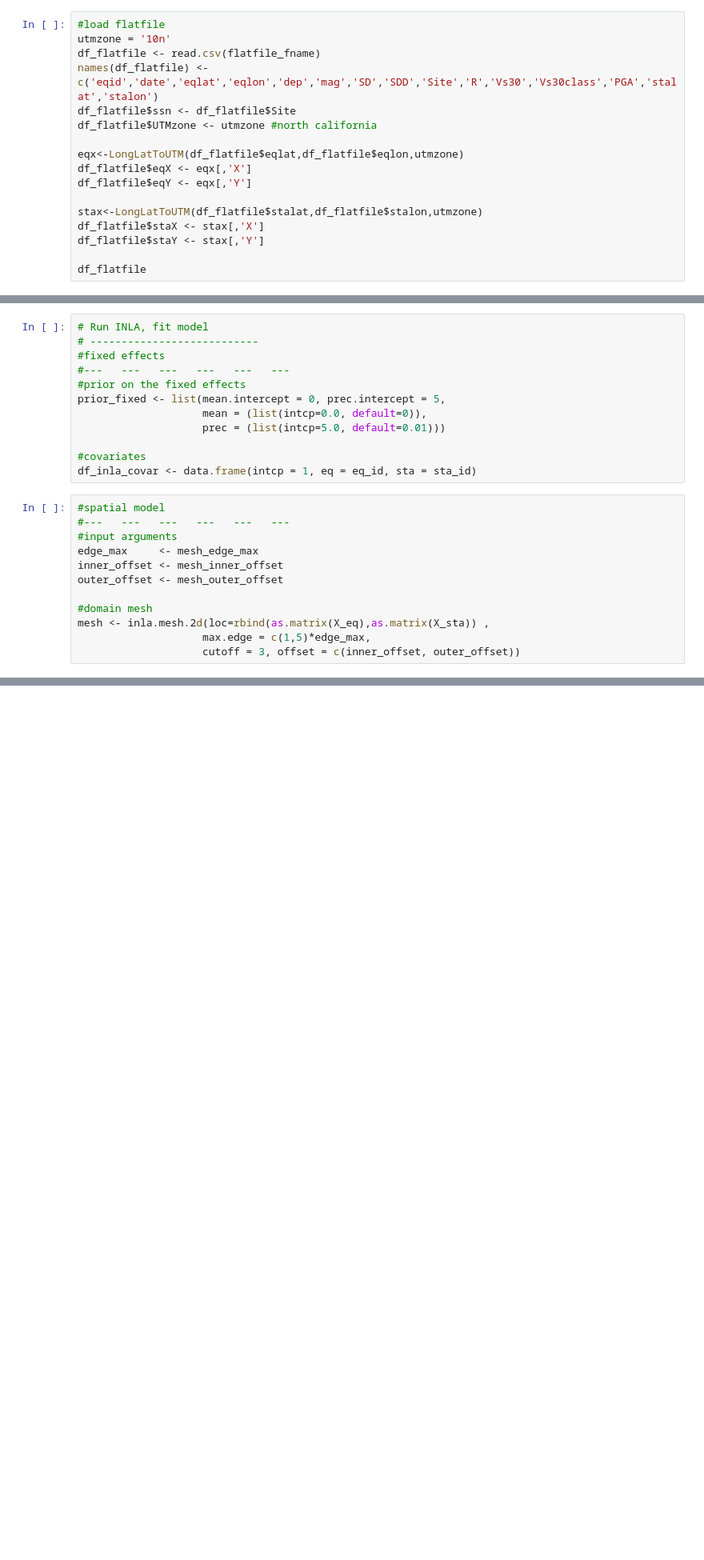
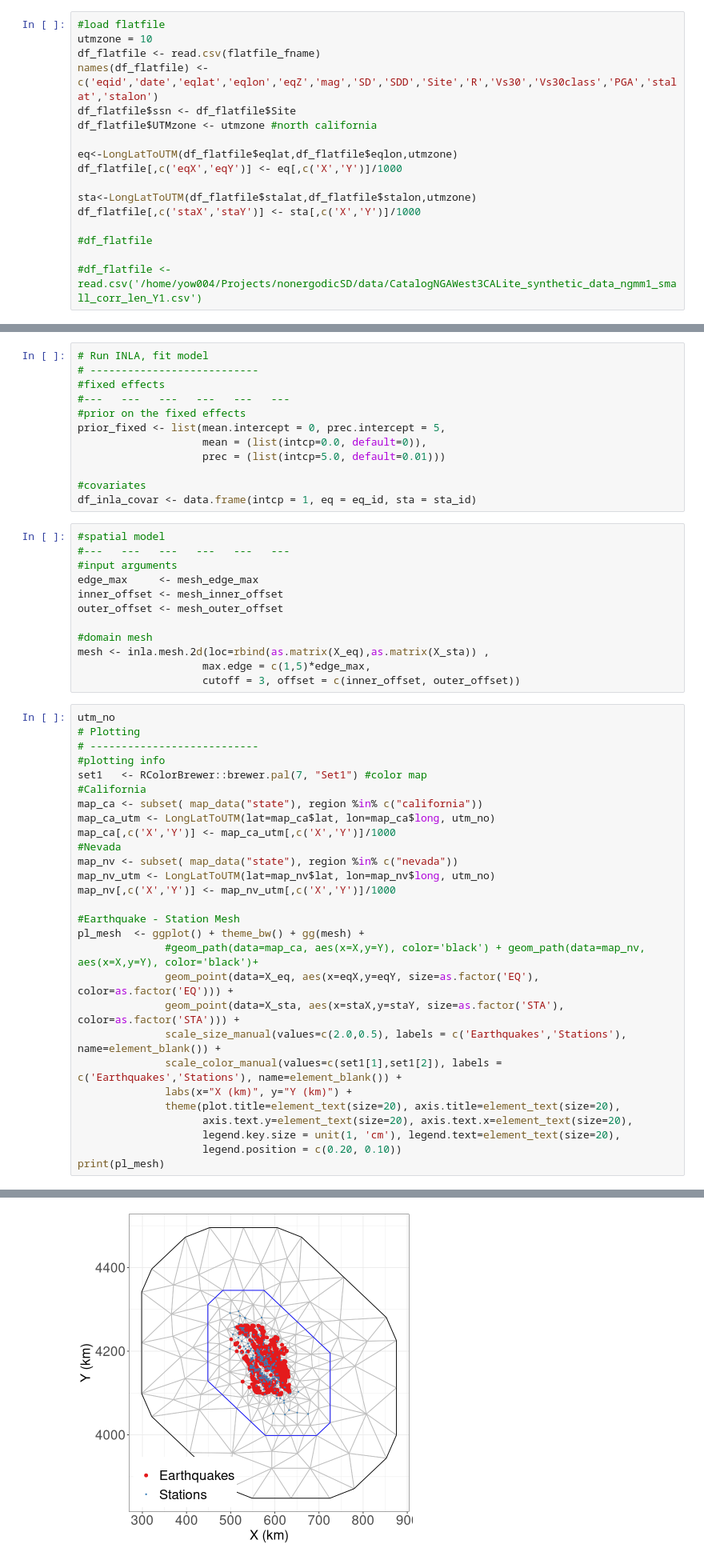
Before and after one commit to wangyf/NonergodicSD, a Jupyter notebook: run.ipynb, the cells around one changed output, grey strips where cells are left out. Shown: that part at 80% size. Saved outputs shown, nothing was run; the diff lists cells and outputs as text; blank space fills up the shorter version.

```diff
--- a/run.ipynb
+++ b/run.ipynb
@@ -45,21 +45,21 @@ flag_gp_approx <- TRUE # TRUE or FALSE
 n_threads <- 8
 # %%
 #load flatfile
-utmzone = '10n'
+utmzone = 10
 df_flatfile <- read.csv(flatfile_fname)
-names(df_flatfile) <- c('eqid','date','eqlat','eqlon','dep','mag','SD','SDD','Site','R','Vs30','Vs30class','PGA','stalat','stalon')
+names(df_flatfile) <- c('eqid','date','eqlat','eqlon','eqZ','mag','SD','SDD','Site','R','Vs30','Vs30class','PGA','stalat','stalon')
 df_flatfile$ssn <- df_flatfile$Site
 df_flatfile$UTMzone <- utmzone #north california
 
-eqx<-LongLatToUTM(df_flatfile$eqlat,df_flatfile$eqlon,utmzone)
-df_flatfile$eqX <- eqx[,'X']
-df_flatfile$eqY <- eqx[,'Y']
+eq<-LongLatToUTM(df_flatfile$eqlat,df_flatfile$eqlon,utmzone)
+df_flatfile[,c('eqX','eqY')] <- eq[,c('X','Y')]/1000
 
-stax<-LongLatToUTM(df_flatfile$stalat,df_flatfile$stalon,utmzone)
-df_flatfile$staX <- stax[,'X']
-df_flatfile$staY <- stax[,'Y']
+sta<-LongLatToUTM(df_flatfile$stalat,df_flatfile$stalon,utmzone)
+df_flatfile[,c('staX','staY')] <- sta[,c('X','Y')]/1000
 
-df_flatfile
+#df_flatfile
+
+#df_flatfile <- read.csv('/home/yow004/Projects/nonergodicSD/data/CatalogNGAWest3CALite_synthetic_data_ngmm1_small_corr_len_Y1.csv')
 # %%
 #run INLA model
 out_fname <- reg_name
@@ -123,3 +123,32 @@ outer_offset <- mesh_outer_offset
 mesh <- inla.mesh.2d(loc=rbind(as.matrix(X_eq),as.matrix(X_sta)) ,
                     max.edge = c(1,5)*edge_max,
                     cutoff = 3, offset = c(inner_offset, outer_offset))
+# %%
+utm_no
+# Plotting
+# ---------------------------
+#plotting info
+set1   <- RColorBrewer::brewer.pal(7, "Set1") #color map
+#California
+map_ca <- subset( map_data("state"), region %in% c("california"))
+map_ca_utm <- LongLatToUTM(lat=map_ca$lat, lon=map_ca$long, utm_no)
+map_ca[,c('X','Y')] <- map_ca_utm[,c('X','Y')]/1000
+#Nevada
+map_nv <- subset( map_data("state"), region %in% c("nevada"))
+map_nv_utm <- LongLatToUTM(lat=map_nv$lat, lon=map_nv$long, utm_no)
+map_nv[,c('X','Y')] <- map_nv_utm[,c('X','Y')]/1000
+
+#Earthquake - Station Mesh
+pl_mesh  <- ggplot() + theme_bw() + gg(mesh) +
+              #geom_path(data=map_ca, aes(x=X,y=Y), color='black') + geom_path(data=map_nv, aes(x=X,y=Y), color='black')+
+              geom_point(data=X_eq, aes(x=eqX,y=eqY, size=as.factor('EQ'), color=as.factor('EQ'))) +
+              geom_point(data=X_sta, aes(x=staX,y=staY, size=as.factor('STA'), color=as.factor('STA'))) +
+              scale_size_manual(values=c(2.0,0.5), labels = c('Earthquakes','Stations'), name=element_blank()) +
+              scale_color_manual(values=c(set1[1],set1[2]), labels = c('Earthquakes','Stations'), name=element_blank()) +
+              labs(x="X (km)", y="Y (km)") +
+              theme(plot.title=element_text(size=20), axis.title=element_text(size=20),
+                    axis.text.y=element_text(size=20), axis.text.x=element_text(size=20),
+                    legend.key.size = unit(1, 'cm'), legend.text=element_text(size=20),
+                    legend.position = c(0.20, 0.10))
+print(pl_mesh)
+# %% [output]
@@ -125,0 +156 @@ mesh <- inla.mesh.2d(loc=rbind(as.matrix(X_eq),as.matrix(X_sta)) ,
+[figure, added]
```
Also changed, not shown: parts of 2 cells of this notebook.
